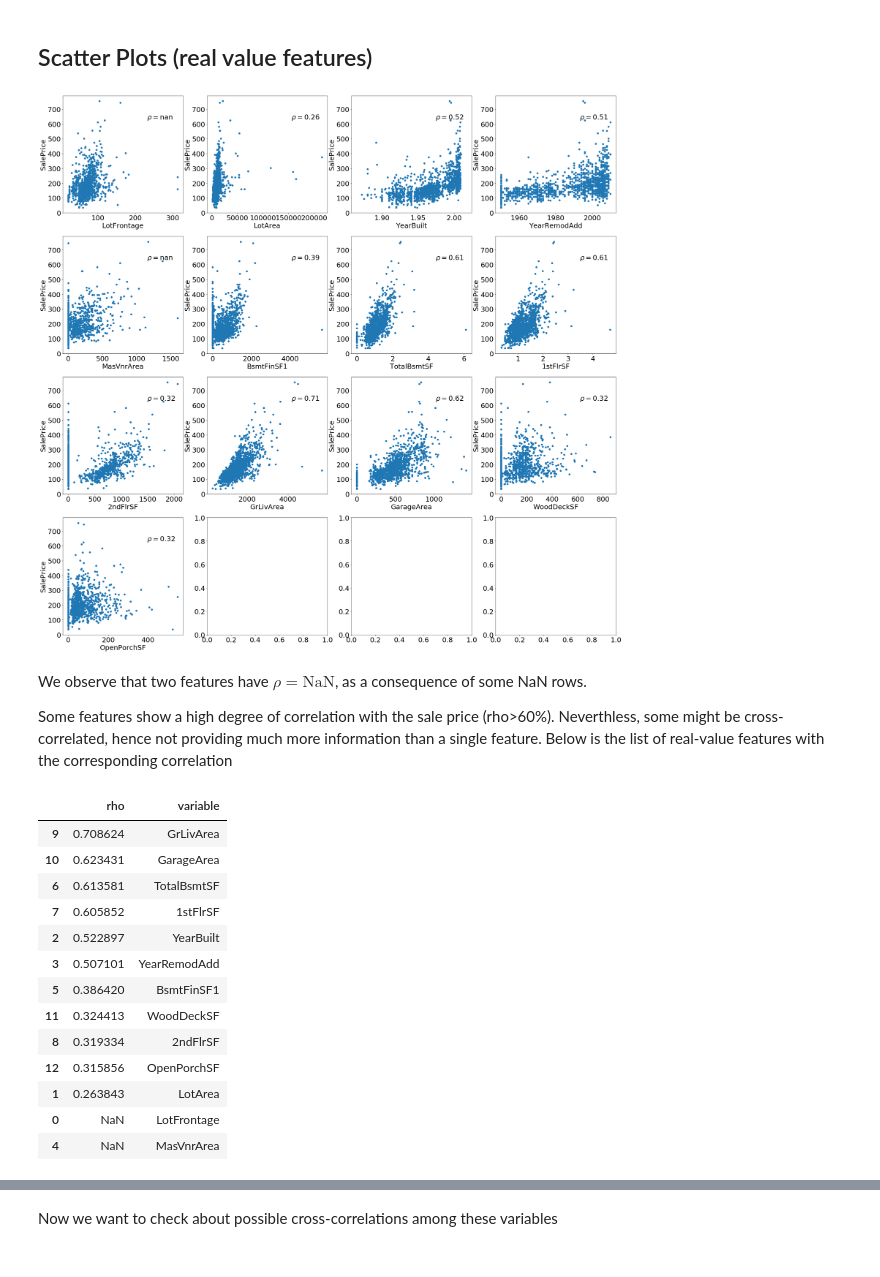
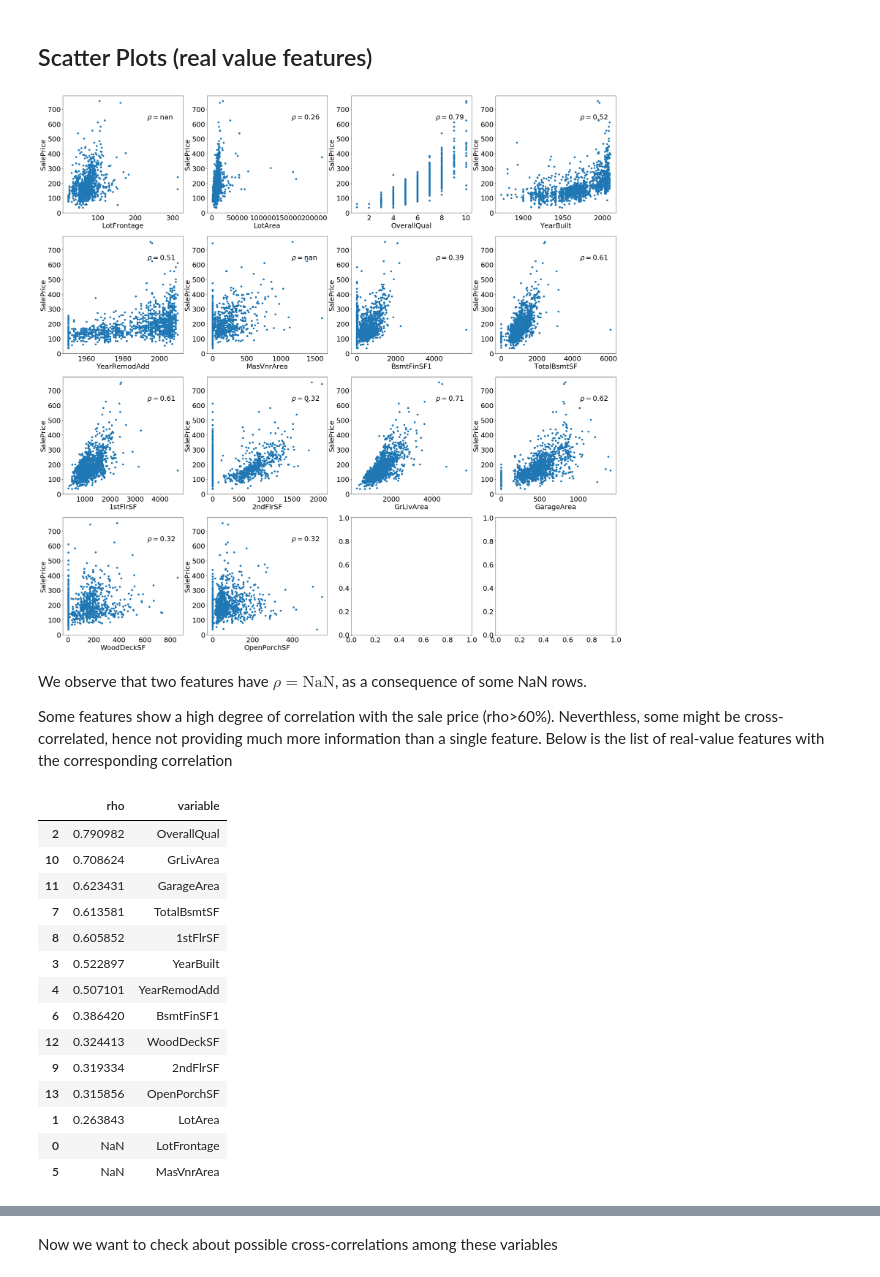
Before and after one commit to flucarelli94/MachineLearning_projects, a Jupyter notebook: House prices/Sale_price_prediction.ipynb, the cells around one changed output, grey strips where cells are left out. Cells and saved outputs as stored; diff of their text form; code cells hidden in the pictures.

```diff
--- a/House prices/Sale_price_prediction.ipynb
+++ b/House prices/Sale_price_prediction.ipynb
@@ -81,24 +81,24 @@ def make_scatter(varname1, varname2, ax):
     ax.set_xlabel(varname1)
     ax.set_ylabel(varname2)
 # %%
-scatter_var = ['LotFrontage', 'LotArea', 'YearBuilt', 'YearRemodAdd',
+scatter_var = ['LotFrontage', 'LotArea', 'OverallQual', 'YearBuilt', 'YearRemodAdd',
                'MasVnrArea', 'BsmtFinSF1', 'TotalBsmtSF', '1stFlrSF',
                '2ndFlrSF', 'GrLivArea', 'GarageArea', 'WoodDeckSF',
                'OpenPorchSF']
 rho = []
 
 fig, axs = plt.subplots(nrows=4, ncols=4, figsize=(36, 36))
 
 for ivar, var in enumerate(scatter_var):
     row = int(ivar/4)
     col = ivar%4
     make_scatter(var, 'SalePrice', axs[row, col])
     rho.append(pearsonr(train_init[var], train_init['SalePrice'])[0])
     plt.text(0.7, 0.8, r'$\rho=${:.2f}'.format(rho[-1]), transform=axs[row, col].transAxes)
 
 plt.show()
 # %% [output]
-[figure, old version]
+[figure, new version]
 # %% [markdown]
 We observe that two features have $\rho=\mathrm{NaN}$, as a consequence of some NaN rows.
 
@@ -112,16 +112,17 @@ real_feat = pd.DataFrame({
 real_feat.sort_values(by=['rho'], ascending=False)
 # %% [output]
 |  | rho | variable |
-| 9 | 0.708624 | GrLivArea |
-| 10 | 0.623431 | GarageArea |
-| 6 | 0.613581 | TotalBsmtSF |
-| 7 | 0.605852 | 1stFlrSF |
-| 2 | 0.522897 | YearBuilt |
-| 3 | 0.507101 | YearRemodAdd |
-| 5 | 0.386420 | BsmtFinSF1 |
-| 11 | 0.324413 | WoodDeckSF |
-| 8 | 0.319334 | 2ndFlrSF |
-| 12 | 0.315856 | OpenPorchSF |
+| 2 | 0.790982 | OverallQual |
+| 10 | 0.708624 | GrLivArea |
+| 11 | 0.623431 | GarageArea |
+| 7 | 0.613581 | TotalBsmtSF |
+| 8 | 0.605852 | 1stFlrSF |
+| 3 | 0.522897 | YearBuilt |
+| 4 | 0.507101 | YearRemodAdd |
+| 6 | 0.386420 | BsmtFinSF1 |
+| 12 | 0.324413 | WoodDeckSF |
+| 9 | 0.319334 | 2ndFlrSF |
+| 13 | 0.315856 | OpenPorchSF |
 | 1 | 0.263843 | LotArea |
 | 0 | NaN | LotFrontage |
-| 4 | NaN | MasVnrArea |
+| 5 | NaN | MasVnrArea |
```
Also changed, not shown: parts of 4 cells of this notebook.
